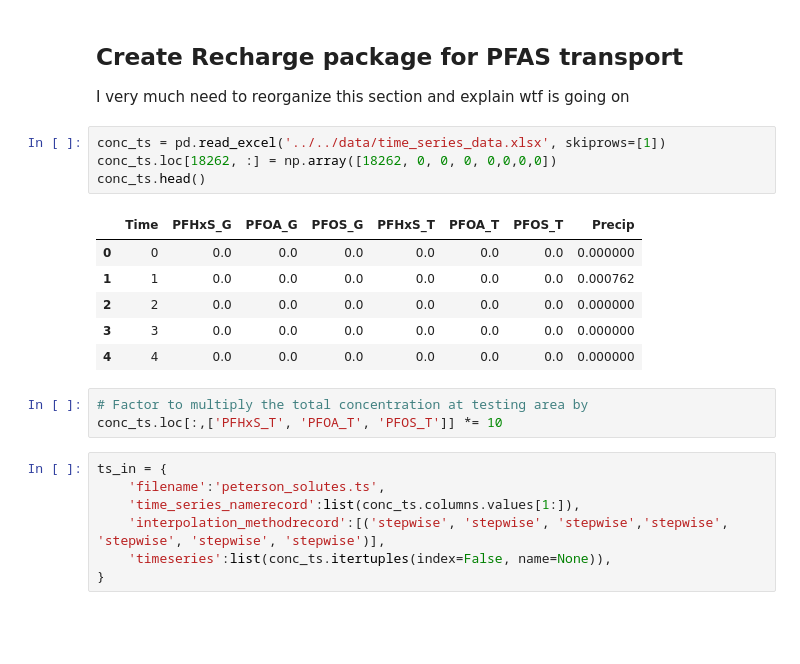
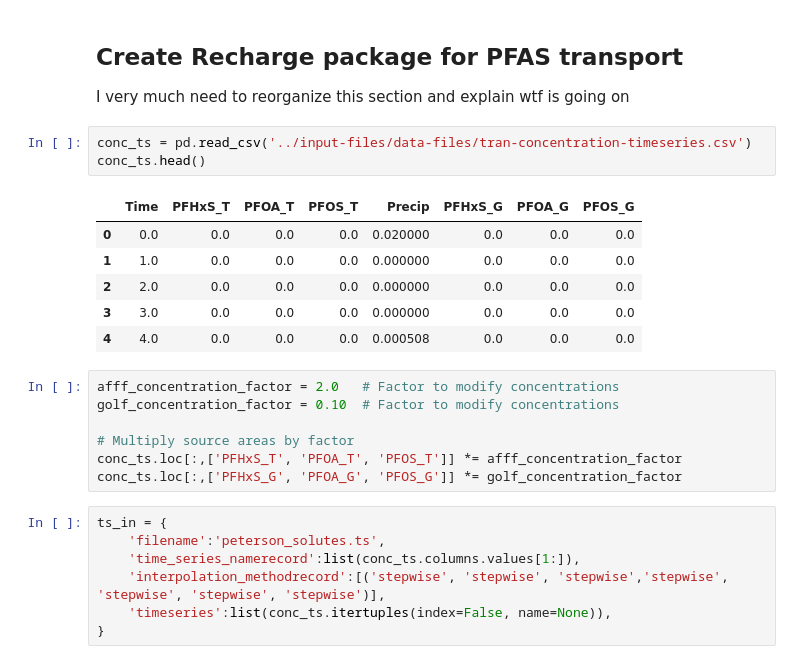
Before and after one commit to jackplogan33/peterson-modflow, a Jupyter notebook: notebooks/02-transport-model.ipynb, the cells around one changed output. Drawn from its saved outputs; the diff is of its cells as text; blank space fills up the shorter version.

Commit message:
notebooks update: wells no space or tag, new mf6.exe location. TODO: verify testing vs golf course source locations

```diff
--- a/notebooks/02-transport-model.ipynb
+++ b/notebooks/02-transport-model.ipynb
@@ -275,19 +278,22 @@ ist = flopy.mf6.ModflowGwtist(
 
 I very much need to reorganize this section and explain wtf is going on
 # %%
-conc_ts = pd.read_excel('../../data/time_series_data.xlsx', skiprows=[1])
-conc_ts.loc[18262, :] = np.array([18262, 0, 0, 0, 0,0,0,0])
+conc_ts = pd.read_csv('../input-files/data-files/tran-concentration-timeseries.csv')
 conc_ts.head()
 # %% [output]
-|  | Time | PFHxS_G | PFOA_G | PFOS_G | PFHxS_T | PFOA_T | PFOS_T | Precip |
-| 0 | 0 | 0.0 | 0.0 | 0.0 | 0.0 | 0.0 | 0.0 | 0.000000 |
-| 1 | 1 | 0.0 | 0.0 | 0.0 | 0.0 | 0.0 | 0.0 | 0.000762 |
-| 2 | 2 | 0.0 | 0.0 | 0.0 | 0.0 | 0.0 | 0.0 | 0.000000 |
-| 3 | 3 | 0.0 | 0.0 | 0.0 | 0.0 | 0.0 | 0.0 | 0.000000 |
-| 4 | 4 | 0.0 | 0.0 | 0.0 | 0.0 | 0.0 | 0.0 | 0.000000 |
+|  | Time | PFHxS_T | PFOA_T | PFOS_T | Precip | PFHxS_G | PFOA_G | PFOS_G |
+| 0 | 0.0 | 0.0 | 0.0 | 0.0 | 0.020000 | 0.0 | 0.0 | 0.0 |
+| 1 | 1.0 | 0.0 | 0.0 | 0.0 | 0.000000 | 0.0 | 0.0 | 0.0 |
+| 2 | 2.0 | 0.0 | 0.0 | 0.0 | 0.000000 | 0.0 | 0.0 | 0.0 |
+| 3 | 3.0 | 0.0 | 0.0 | 0.0 | 0.000000 | 0.0 | 0.0 | 0.0 |
+| 4 | 4.0 | 0.0 | 0.0 | 0.0 | 0.000508 | 0.0 | 0.0 | 0.0 |
 # %%
-# Factor to multiply the total concentration at testing area by
-conc_ts.loc[:,['PFHxS_T', 'PFOA_T', 'PFOS_T']] *= 10
+afff_concentration_factor = 2.0   # Factor to modify concentrations
+golf_concentration_factor = 0.10  # Factor to modify concentrations
+
+# Multiply source areas by factor
+conc_ts.loc[:,['PFHxS_T', 'PFOA_T', 'PFOS_T']] *= afff_concentration_factor
+conc_ts.loc[:,['PFHxS_G', 'PFOA_G', 'PFOS_G']] *= golf_concentration_factor
 # %%
 ts_in = {
     'filename':'peterson_solutes.ts',
```
Also changed, not shown: parts of 5 cells of this notebook, 2 other files.
